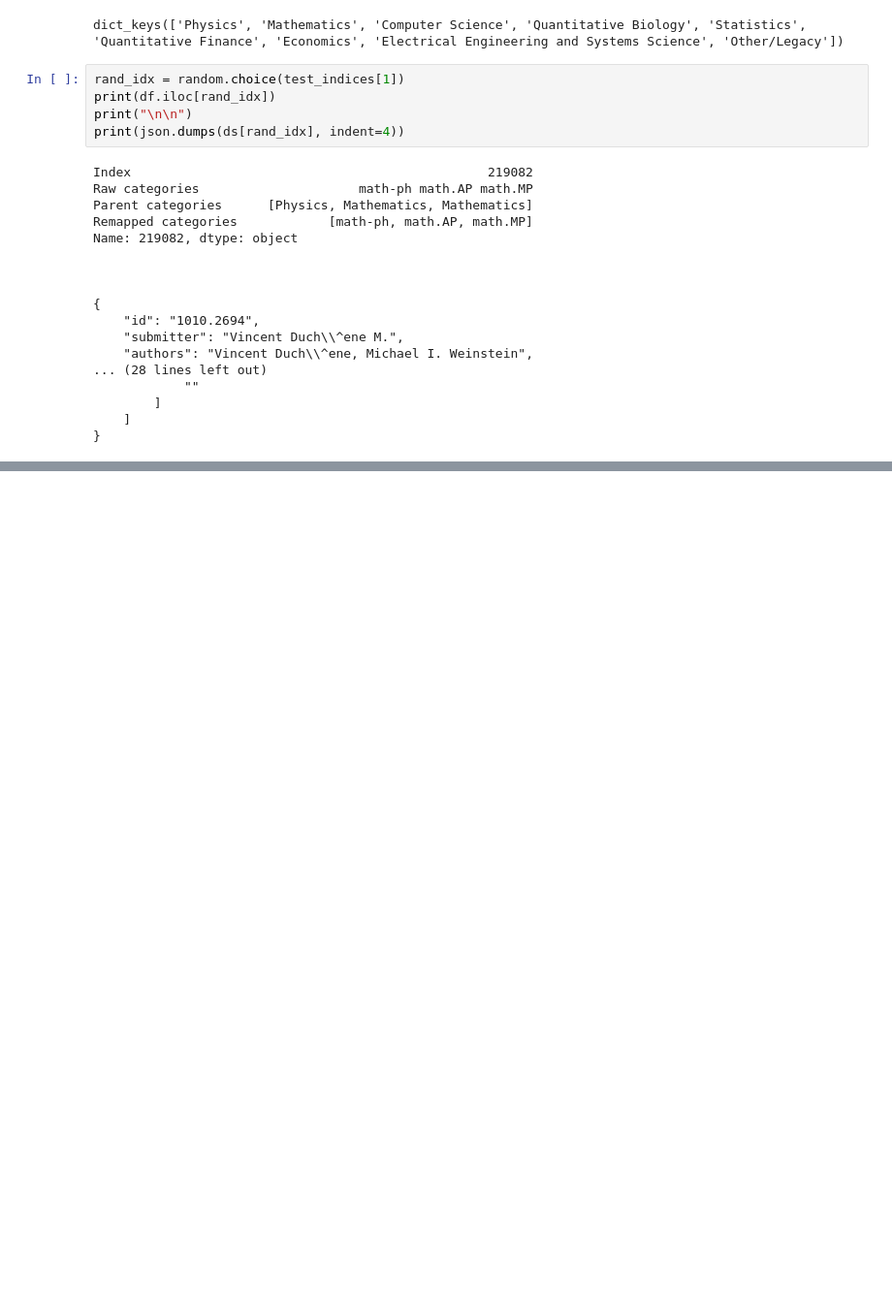
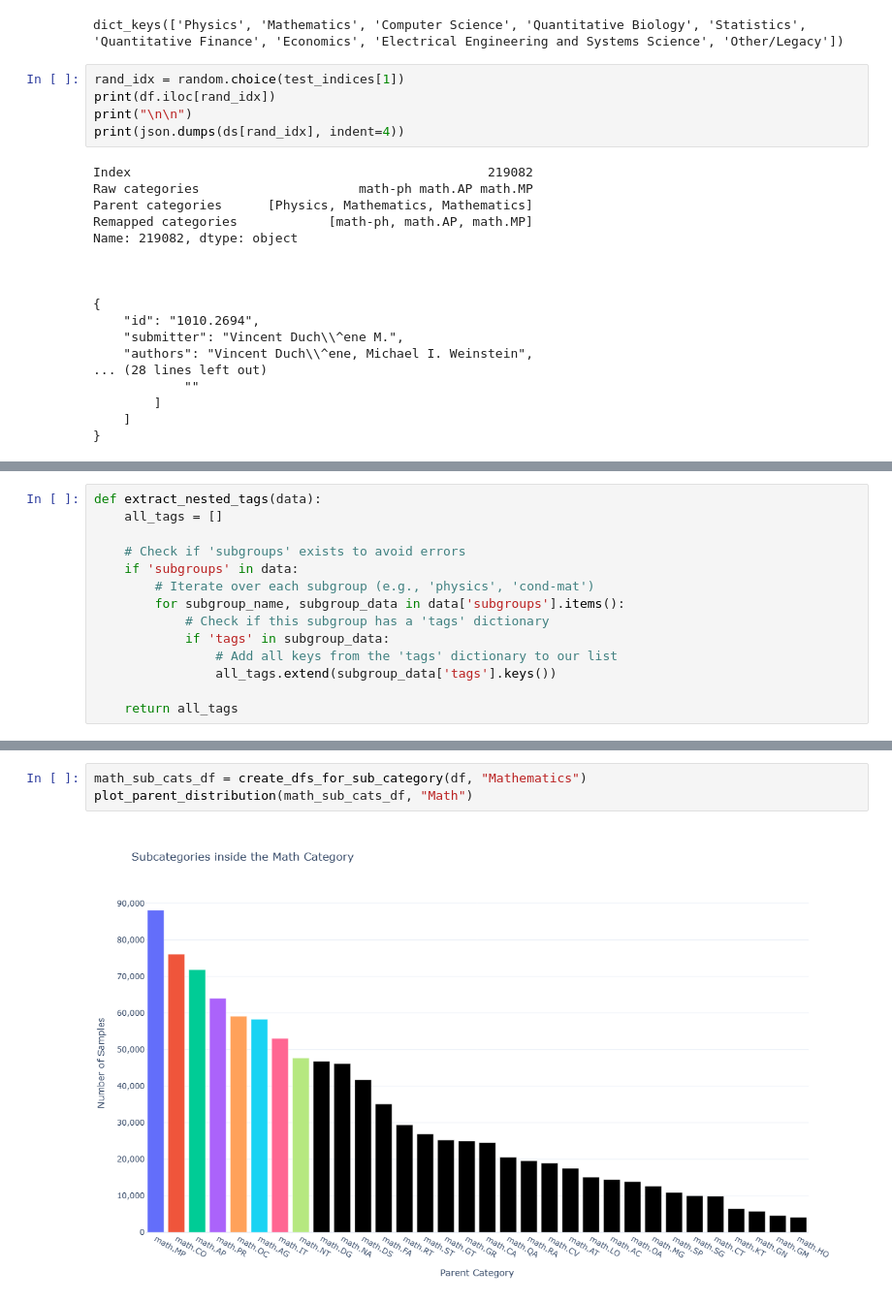
Before and after one commit to ShtiliyanUzunov/proj_irisai_interview, a Jupyter notebook: data_selection.ipynb, the cells around one changed output, grey strips where cells are left out. Shown at 97% size. Saved outputs shown, nothing was run; the diff lists cells and outputs as text; blank space fills up the shorter version.

```diff
--- a/data_selection.ipynb
+++ b/data_selection.ipynb
@@ -180,0 +186,14 @@ Name: 219082, dtype: object
+# %%
+def extract_nested_tags(data):
+    all_tags = []
+
+    # Check if 'subgroups' exists to avoid errors
+    if 'subgroups' in data:
+        # Iterate over each subgroup (e.g., 'physics', 'cond-mat')
+        for subgroup_name, subgroup_data in data['subgroups'].items():
+            # Check if this subgroup has a 'tags' dictionary
+            if 'tags' in subgroup_data:
+                # Add all keys from the 'tags' dictionary to our list
+                all_tags.extend(subgroup_data['tags'].keys())
+
+    return all_tags
@@ -180,0 +309,5 @@ Name: 219082, dtype: object
+# %%
+math_sub_cats_df = create_dfs_for_sub_category(df, "Mathematics")
+plot_parent_distribution(math_sub_cats_df, "Math")
+# %% [output]
+[figure, added]
```
Also changed, not shown: parts of 25 cells of this notebook, 1 other file.
